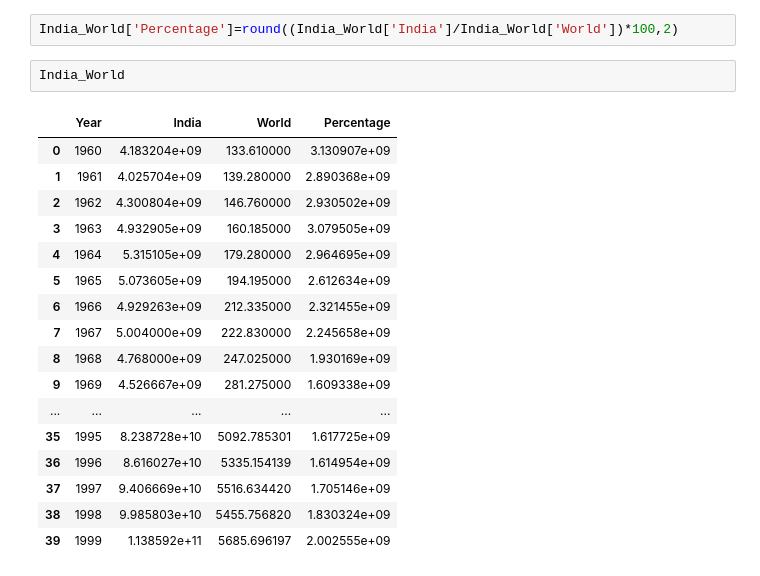
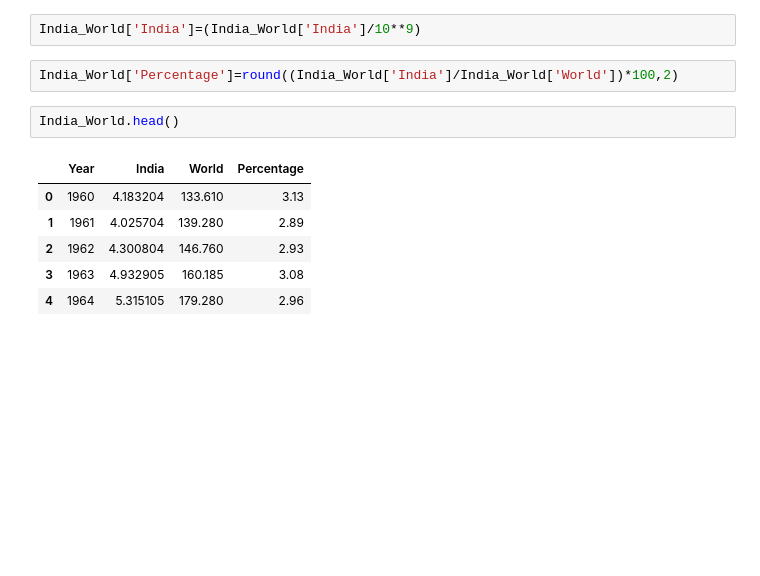
Before and after one commit to yashshahi/India_trade-1960-1999-, a Jupyter notebook: potential_gdp.ipynb, the cells around one changed output. Saved outputs shown, nothing was run; the diff lists cells and outputs as text; blank space fills up the shorter version.

```diff
--- a/potential_gdp.ipynb
+++ b/potential_gdp.ipynb
@@ -339,25 +349,16 @@ India_World.head()
 | 2 | 1962 | 4.300804e+09 | 146.760 |
 | 3 | 1963 | 4.932905e+09 | 160.185 |
 | 4 | 1964 | 5.315105e+09 | 179.280 |
+# %%
+India_World['India']=(India_World['India']/10**9)
 # %%
 India_World['Percentage']=round((India_World['India']/India_World['World'])*100,2)
 # %%
-India_World
+India_World.head()
 # %% [output]
 |  | Year | India | World | Percentage |
-| 0 | 1960 | 4.183204e+09 | 133.610000 | 3.130907e+09 |
-| 1 | 1961 | 4.025704e+09 | 139.280000 | 2.890368e+09 |
-| 2 | 1962 | 4.300804e+09 | 146.760000 | 2.930502e+09 |
-| 3 | 1963 | 4.932905e+09 | 160.185000 | 3.079505e+09 |
-| 4 | 1964 | 5.315105e+09 | 179.280000 | 2.964695e+09 |
-| 5 | 1965 | 5.073605e+09 | 194.195000 | 2.612634e+09 |
-| 6 | 1966 | 4.929263e+09 | 212.335000 | 2.321455e+09 |
-| 7 | 1967 | 5.004000e+09 | 222.830000 | 2.245658e+09 |
-| 8 | 1968 | 4.768000e+09 | 247.025000 | 1.930169e+09 |
-| 9 | 1969 | 4.526667e+09 | 281.275000 | 1.609338e+09 |
-| ... | ... | ... | ... | ... |
-| 35 | 1995 | 8.238728e+10 | 5092.785301 | 1.617725e+09 |
-| 36 | 1996 | 8.616027e+10 | 5335.154139 | 1.614954e+09 |
-| 37 | 1997 | 9.406669e+10 | 5516.634420 | 1.705146e+09 |
-| 38 | 1998 | 9.985803e+10 | 5455.756820 | 1.830324e+09 |
-| 39 | 1999 | 1.138592e+11 | 5685.696197 | 2.002555e+09 |
+| 0 | 1960 | 4.183204 | 133.610 | 3.13 |
+| 1 | 1961 | 4.025704 | 139.280 | 2.89 |
+| 2 | 1962 | 4.300804 | 146.760 | 2.93 |
+| 3 | 1963 | 4.932905 | 160.185 | 3.08 |
+| 4 | 1964 | 5.315105 | 179.280 | 2.96 |
```
Also changed, not shown: parts of 6 cells of this notebook.
